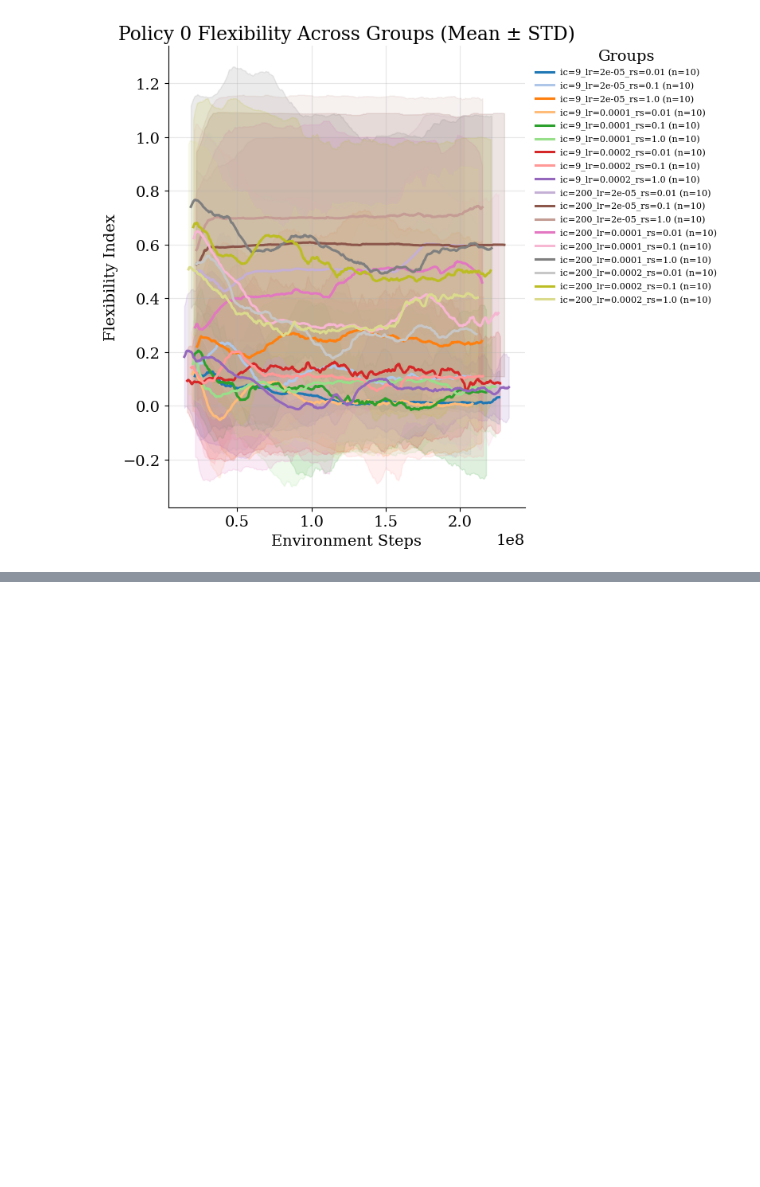
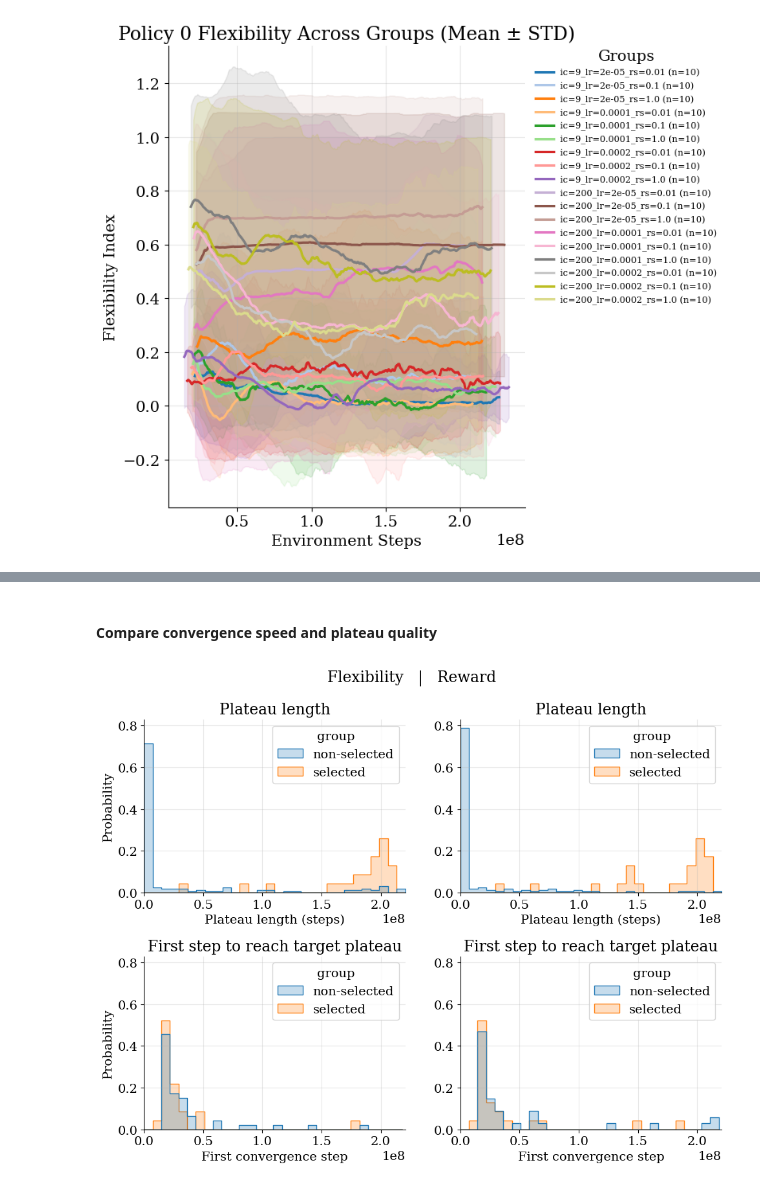
Before and after one commit to zeyneperten/SF_hipposlam, a Jupyter notebook: sf_working_directories/zeynep/analysis/wandb_analysis.ipynb, the cells around one changed output, grey strips where cells are left out. Drawn from its saved outputs; the diff is of its cells as text; code cells hidden in the pictures; blank space fills up the shorter version.

```diff
--- a/sf_working_directories/zeynep/analysis/wandb_analysis.ipynb
+++ b/sf_working_directories/zeynep/analysis/wandb_analysis.ipynb
@@ -342,0 +465,5 @@ def load_cached_history(run_id, policy):
+# %%
+import wandb
+wandb.login(relogin=True)  # or wandb.login(key="...") if needed
+api = wandb.Api(timeout=60)
+all_runs = api.runs(project)  # re-fetch live run objects
@@ -342,0 +615,66 @@ def load_cached_history(run_id, policy):
+# %% [markdown]
+#### Compare convergence speed and plateau quality
+# %%
+import seaborn as sns
+
+df = results_df_plat.copy()
+df["group"] = df["all_ok"].map({True: "selected", False: "non-selected"})
+
+fig, axes = plt.subplots(2, 2, figsize=(10, 8))
+
+# Use a single shared x-range across all four histograms for direct comparison
+all_x_values = pd.concat([
+    df["flex_plateau_length"].dropna(),
+    df["reward_plateau_length"].dropna(),
+    df[df["flex_converged"]]["first_converge_flex_step"].dropna(),
+    df[df["reward_converged"]]["first_converge_reward_step"].dropna(),
+]).dropna()
+if not all_x_values.empty:
+    shared_x_min = all_x_values.min()
+    shared_x_max = all_x_values.max()
+    for ax in axes.flat:
+        ax.set_xlim(shared_x_min, shared_x_max)
+
+max_plateau = max(df["flex_plateau_length"].max(),df["reward_plateau_length"].max(),)
+plateau_bins = np.linspace(0, max_plateau, 31)
+
+max_reach = max(df.loc[df["flex_converged"], "first_converge_flex_step"].max(), df.loc[df["reward_converged"], "first_converge_reward_step"].max())
+reach_bins = np.linspace(0, max_reach, 31)
+
+# Flexibility plateau length
+sns.histplot(df, x="flex_plateau_length", hue="group", bins=plateau_bins, stat="probability", common_norm=False, ax=axes[0,0], element="step")
+axes[0,0].set_xlabel("Plateau length (steps)")
+axes[0,0].set_title("Plateau length")
+
+# Reward plateau length
+sns.histplot(df, x="reward_plateau_length", hue="group", bins=plateau_bins, stat="probability", common_norm=False, ax=axes[0,1], element="step")
+axes[0,1].set_xlabel("Plateau length (steps)")
+axes[0,1].set_ylabel(" ")
+axes[0,1].set_title("Plateau length")
+
+# First convergence step (flex)
+sns.histplot(df[df["flex_converged"]], x="first_converge_flex_step", bins=reach_bins, stat="probability", common_norm=False, hue="group", ax=axes[1,0], element="step")
+axes[1,0].set_xlabel("First convergence step")
+axes[1,0].set_title("First step to reach target plateau")
+
+# First convergence step (reward)
+sns.histplot(df[df["reward_converged"]], x="first_converge_reward_step", bins=reach_bins, stat="probability", common_norm=False, hue="group", ax=axes[1,1], element="step")
+axes[1,1].set_xlabel("First convergence step")
+axes[1,1].set_ylabel(" ")
+axes[1,1].set_title("First step to reach target plateau")
+
+# Keep the same y range across all four histograms as well
+shared_y_max = max(ax.get_ylim()[1] for ax in axes.flat)
+for ax in axes.flat:
+    ax.set_ylim(0, shared_y_max)
+
+fig.suptitle("Flexibility   |   Reward")
+
+plt.tight_layout()
+plt.savefig("plateau_length_and_convergence_histograms.png", dpi=300)
+plt.show()
+
+# Early acquisition of the desired behavior is not sufficient. The selected runs are distinguished mainly by their ability
+# to maintain the behavior over a long interval.
+# %% [output]
+[figure, added]
```
Also changed, not shown: parts of 22 cells of this notebook, 9 other files.
